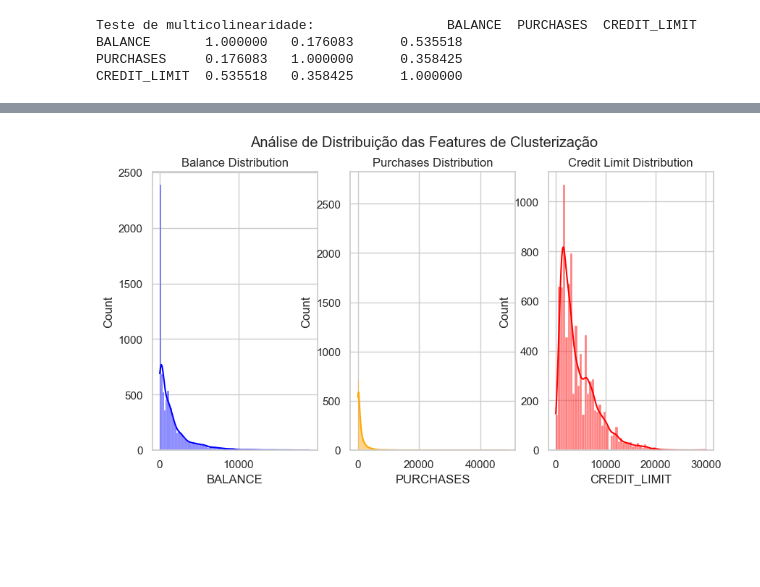
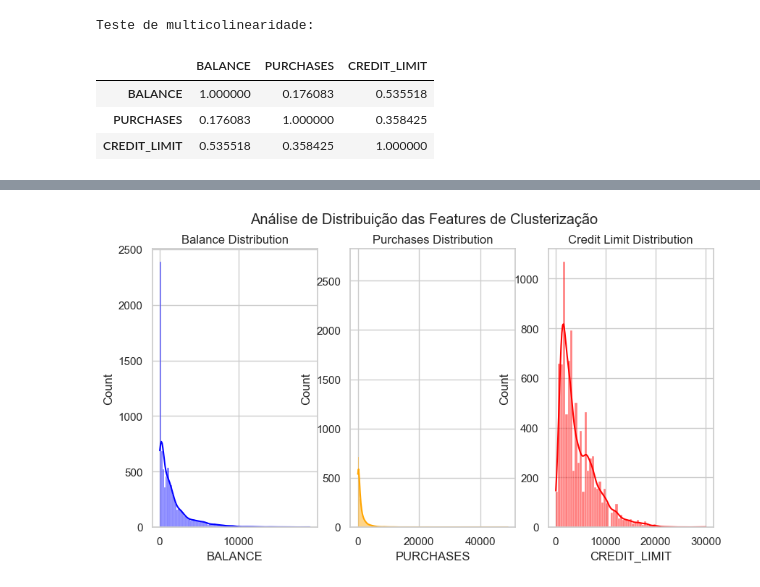
Before and after one commit to leoScienceanalytics/MLopsclustering.py, a Jupyter notebook: creditclustering.ipynb, the cells around one changed output, grey strips where cells are left out. Drawn from its saved outputs; the diff is of its cells as text; code cells hidden in the pictures; blank space fills up the shorter version.

```diff
--- a/creditclustering.ipynb
+++ b/creditclustering.ipynb
@@ -72,14 +75,11 @@ dtype: int64
 # %%
 #Teste de multicolinearidade
 colunas = ['BALANCE', 'PURCHASES', 'CREDIT_LIMIT']
-print('Teste de multicolinearidade: ', df[colunas].corr()) #Resultado --------- não há evidências.
-
-#SALDO: O saldo deixado nas contas dos clientes de cartão de crédito.
-#COMPRAS: Valor das compras realizadas nas contas dos clientes do cartão de crédito.
-#CREDIT_LIMIT: O limite do cartão de crédito.
-#Clusterização será baseada em cima desses 3 grupos
+print('Teste de multicolinearidade: ')
+df[colunas].corr() #Resultado --------- não há evidências.
 # %% [output]
-Teste de multicolinearidade:                 BALANCE  PURCHASES  CREDIT_LIMIT
-BALANCE       1.000000   0.176083      0.535518
-PURCHASES     0.176083   1.000000      0.358425
-CREDIT_LIMIT  0.535518   0.358425      1.000000
+Teste de multicolinearidade:
+|  | BALANCE | PURCHASES | CREDIT_LIMIT |
+| BALANCE | 1.000000 | 0.176083 | 0.535518 |
+| PURCHASES | 0.176083 | 1.000000 | 0.358425 |
+| CREDIT_LIMIT | 0.535518 | 0.358425 | 1.000000 |
```
Also changed, not shown: parts of 8 cells of this notebook.
